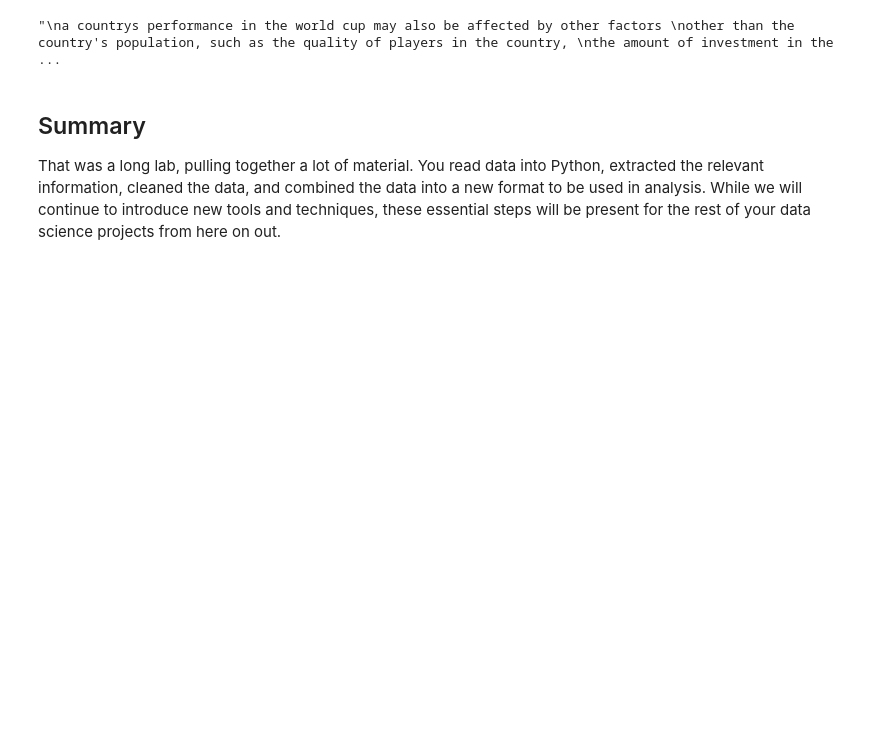
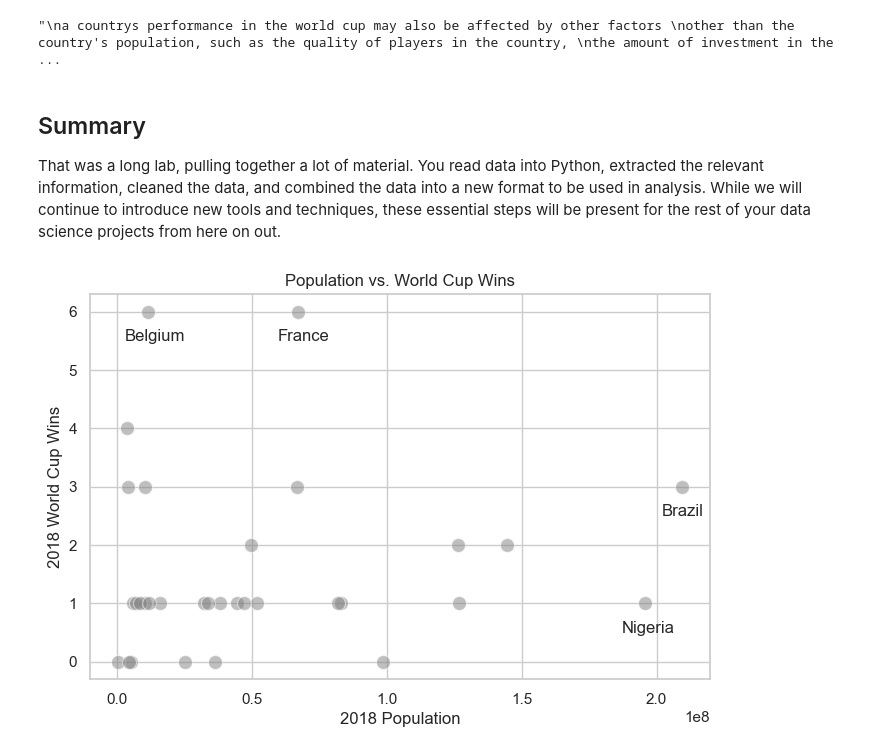
Before and after one commit to DrTechBro/data-serialization-lab, a Jupyter notebook: index.ipynb, the cells around one changed output. Saved outputs shown, nothing was run; the diff lists cells and outputs as text; code cells hidden in the pictures; blank space fills up the shorter version.

```diff
--- a/index.ipynb
+++ b/index.ipynb
@@ -1045,3 +1045,45 @@ i would include data from other world cup years to get a better representation o
 ## Summary
 
 That was a long lab, pulling together a lot of material. You read data into Python, extracted the relevant information, cleaned the data, and combined the data into a new format to be used in analysis. While we will continue to introduce new tools and techniques, these essential steps will be present for the rest of your data science projects from here on out.
+# %%
+import seaborn as sns
+import matplotlib.pyplot as plt
+import pandas as pd
+
+# Create a DataFrame from populations and wins
+data = {"2018 Population": populations, "2018 World Cup Wins": wins}
+df = pd.DataFrame(data)
+
+# Initialize Seaborn
+sns.set(style="whitegrid")
+
+# Create the scatter plot
+plt.figure(figsize=(8, 5))
+scatterplot = sns.scatterplot(data=df, x="2018 Population", y="2018 World Cup Wins", color="gray", alpha=0.5, s=100)
+
+# Set labels and title
+scatterplot.set_xlabel("2018 Population")
+scatterplot.set_ylabel("2018 World Cup Wins")
+scatterplot.set_title("Population vs. World Cup Wins")
+
+# Add annotations for specific points of interest
+highlighted_points = {
+    "Belgium": 2,  # Numbers are the index of that
+    "Brazil": 3,   # country in populations & wins
+    "France": 10,
+    "Nigeria": 17,
+}
+for country, index in highlighted_points.items():
+    # Get x and y position of data point
+    x = df.loc[index, "2018 Population"]
+    y = df.loc[index, "2018 World Cup Wins"]
+    # Move each point slightly down and to the left
+    # (numbers were chosen by manually tweaking)
+    xtext = x - (1.25e6 * len(country))
+    ytext = y - 0.5
+    # Annotate with relevant arguments
+    scatterplot.annotate(text=country, xy=(x, y), xytext=(xtext, ytext))
+
+plt.show()
+# %% [output]
+[figure, added]
```
Also changed, not shown: parts of 2 cells of this notebook, 1 other file.
